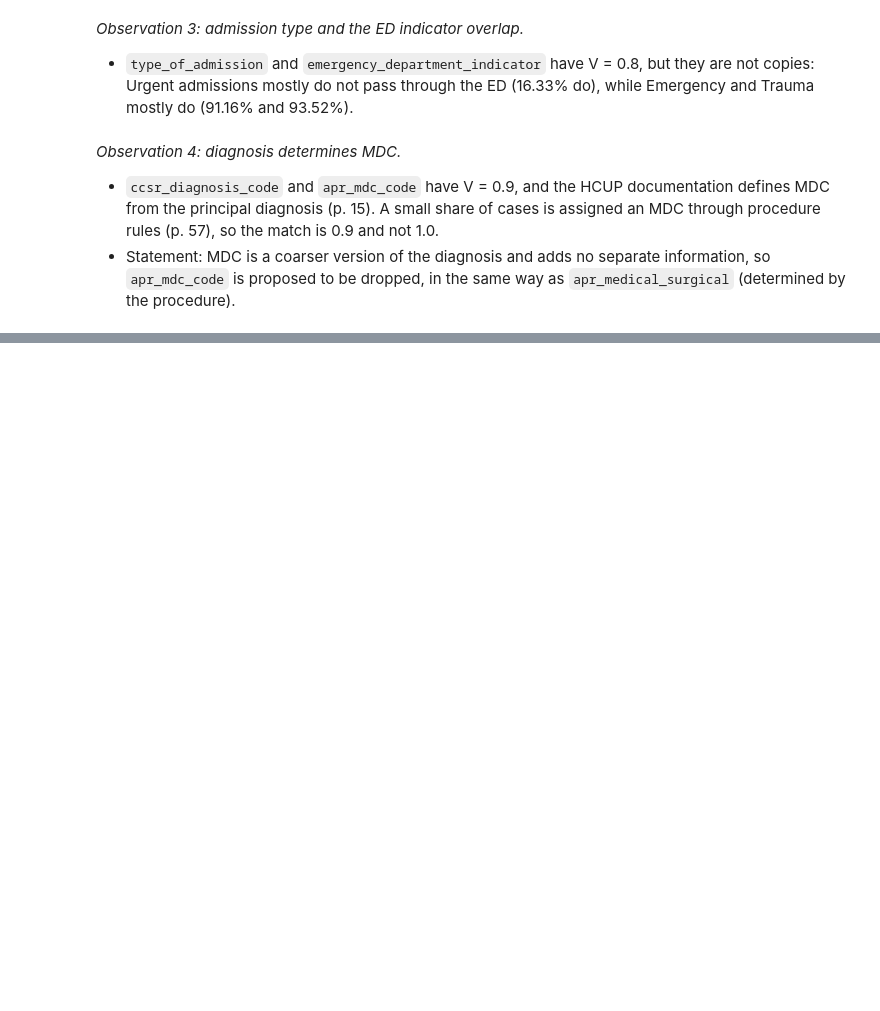
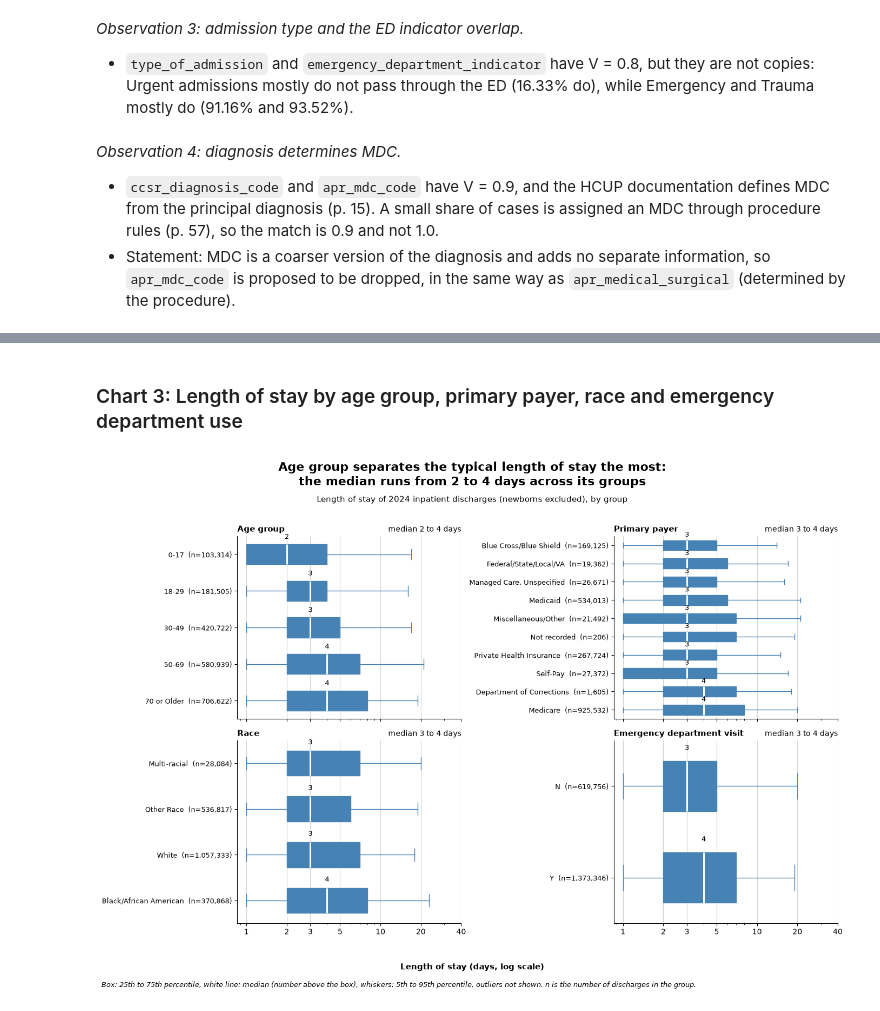
Before and after one commit to suehuynh/hospital-stay-forecast, a Jupyter notebook: src/eda_cleaning_tmp.ipynb, the cells around one changed output, grey strips where cells are left out. Saved outputs shown, nothing was run; the diff lists cells and outputs as text; code cells hidden in the pictures; blank space fills up the shorter version.

```diff
--- a/src/eda_cleaning.ipynb
+++ b/src/eda_cleaning_tmp.ipynb
@@ -1235,0 +1387,60 @@ plt.show()
+# %% [markdown]
+### Chart 3: Length of stay by age group, primary payer, race and emergency department use
+# %%
+# LOS by age group, primary payer, race and emergency department use
+panels = [
+    ("age_group", "Age group"),
+    ("payment_typology_1", "Primary payer"),
+    ("race", "Race"),
+    ("emergency_department_indicator", "Emergency department visit"),
+]
+age_order = ["0-17", "18-29", "30-49", "50-69", "70 or Older"]
+median_range = {}
+
+fig, axes = plt.subplots(2, 2, figsize=(14, 10), sharex=True)
+
+for ax, (col, label) in zip(axes.flat, panels):
+    med = df_clean.groupby(col)["los"].median().sort_values()
+    median_range[label] = (med.min(), med.max())
+    order = age_order if col == "age_group" else med.index.tolist()
+    groups = [df_clean.loc[df_clean[col] == g, "los"].values for g in order]
+
+    ax.boxplot(groups, orientation="horizontal", whis=(5, 95), showfliers=False, patch_artist=True, widths=0.55,
+               medianprops=dict(color="white", linewidth=2.2),
+               boxprops=dict(facecolor="steelblue", edgecolor="steelblue"),
+               whiskerprops=dict(color="steelblue"), capprops=dict(color="steelblue"))
+    ax.invert_yaxis()                                    # first group on top
+    ax.set_xscale("log")                                 # LOS is heavily right-skewed
+    ax.set_xticks([1, 2, 3, 5, 10, 20, 40])
+    ax.set_xticklabels([1, 2, 3, 5, 10, 20, 40])
+    ax.set_yticklabels([f"{g}  (n={len(v):,})" for g, v in zip(order, groups)], fontsize=9)
+
+    for i, g in enumerate(groups, start=1):              # label each median directly
+        m = pd.Series(g).median()
+        ax.text(m, i - 0.38, f"{m:.0f}", ha="center", va="bottom", fontsize=9, color="black")
+
+    ax.set_title(label, loc="left", fontsize=11, fontweight="bold")       # category name in bold
+    ax.set_title(f"median {med.min():.0f} to {med.max():.0f} days", loc="right", fontsize=10)
+    ax.grid(axis="x", color="lightgray")
+    ax.set_axisbelow(True)
+    ax.tick_params(colors="black")
+    ax.spines[["top", "right"]].set_visible(False)
+
+# headline names the characteristic whose groups differ most in median stay
+widest = max(median_range, key=lambda k: median_range[k][1] - median_range[k][0])
+lo, hi = median_range[widest]
+
+fig.supxlabel("Length of stay (days, log scale)", y=0.04, fontsize=11, fontweight="bold")
+fig.text(0.5, 0.985, f"{widest} separates the typical length of stay the most:\n"
+                      f"the median runs from {lo:.0f} to {hi:.0f} days across its groups",
+         fontsize=16, fontweight="bold", ha="center", va="top")
+fig.text(0.5, 0.92, "Length of stay of 2024 inpatient discharges (newborns excluded), by group",
+         fontsize=11, color="black", ha="center", va="top")
+# how to read the chart, bottom left in italics
+fig.text(0.01, 0.008, "Box: 25th to 75th percentile, white line: median (number above the box), "
+                      "whiskers: 5th to 95th percentile, outliers not shown. n is the number of discharges in the group.",
+         fontsize=9, style="italic", color="black", ha="left", va="bottom")
+plt.tight_layout(rect=[0, 0.06, 1, 0.88])
+plt.show()
+# %% [output]
+[figure, added]
```
Also changed, not shown: parts of 11 cells of this notebook, 9 other files.
